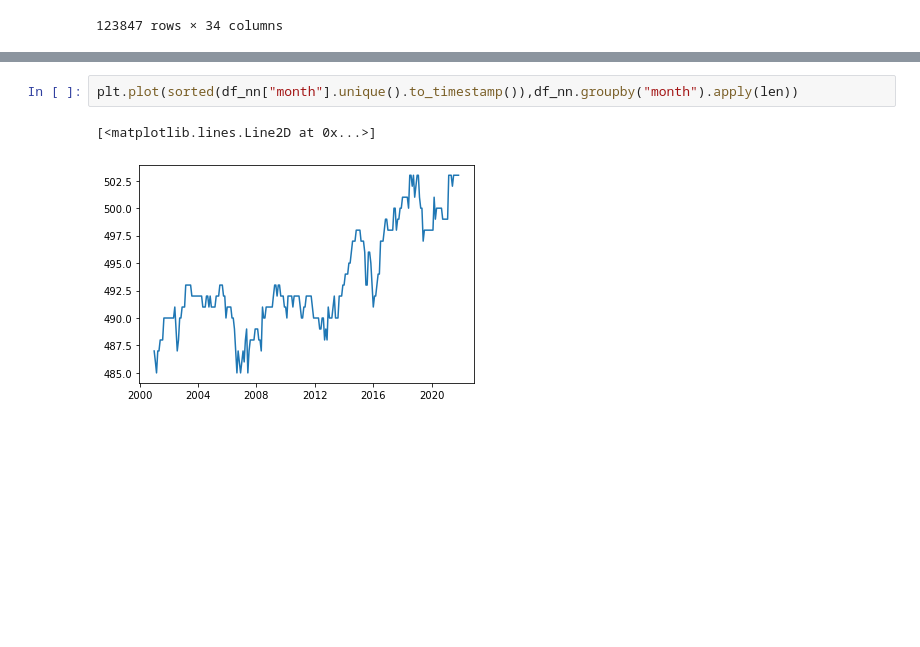
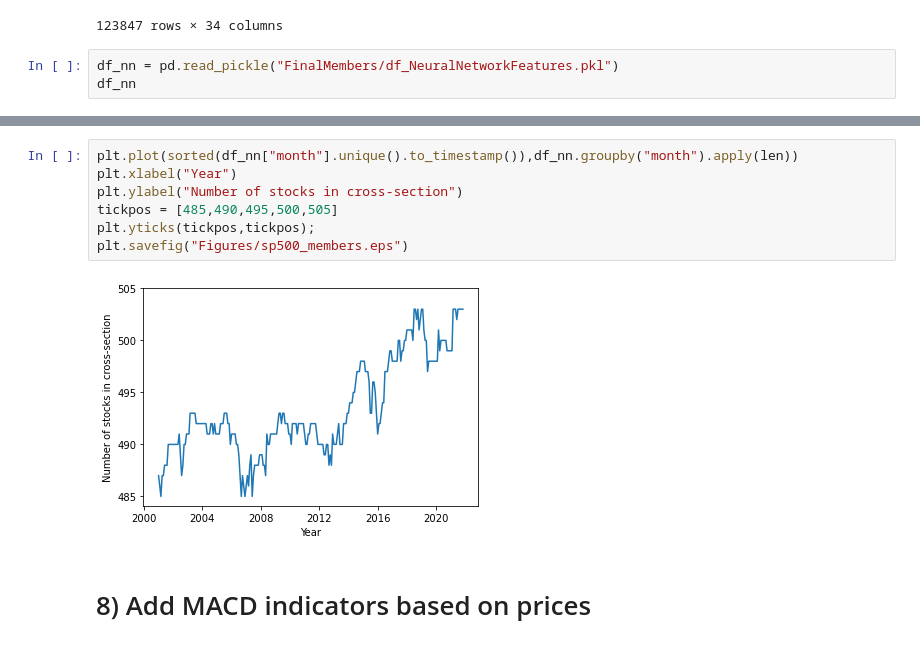
Before and after one commit to pyliut/CSMOM_HT22, a Jupyter notebook: FinalMembers_TomLiu.ipynb, the cells around one changed output, grey strips where cells are left out. Drawn from its saved outputs; the diff is of its cells as text; blank space fills up the shorter version.

Commit message:
Added MACD indicators

```diff
--- a/FinalMembers_TomLiu.ipynb
+++ b/FinalMembers_TomLiu.ipynb
@@ -706,3 +711,6 @@ df_nn
 | 230513 | 14297.0 | 2021-10 | -0.036321 | 1.150800e+10 | 2.0 | 0.631538 | 2.950912 | 13.618522 | 19.769727 | 0.180477 | ... |
 | 230514 | 14297.0 | 2021-11 | 0.074086 | 1.109001e+10 | 2.0 | 0.631538 | 2.950912 | 13.618522 | 19.769727 | 0.180477 | ... |
 123847 rows × 34 columns
+# %%
+df_nn = pd.read_pickle("FinalMembers/df_NeuralNetworkFeatures.pkl")
+df_nn
@@ -709,5 +731,11 @@ df_nn
 # %%
 plt.plot(sorted(df_nn["month"].unique().to_timestamp()),df_nn.groupby("month").apply(len))
+plt.xlabel("Year")
+plt.ylabel("Number of stocks in cross-section")
+tickpos = [485,490,495,500,505]
+plt.yticks(tickpos,tickpos);
+plt.savefig("Figures/sp500_members.eps")
 # %% [output]
-[<matplotlib.lines.Line2D at 0x...>]
-[figure, old version]
+[figure, new version]
+# %% [markdown]
+# 8) Add MACD indicators based on prices
```
Also changed, not shown: parts of 13 cells of this notebook.
